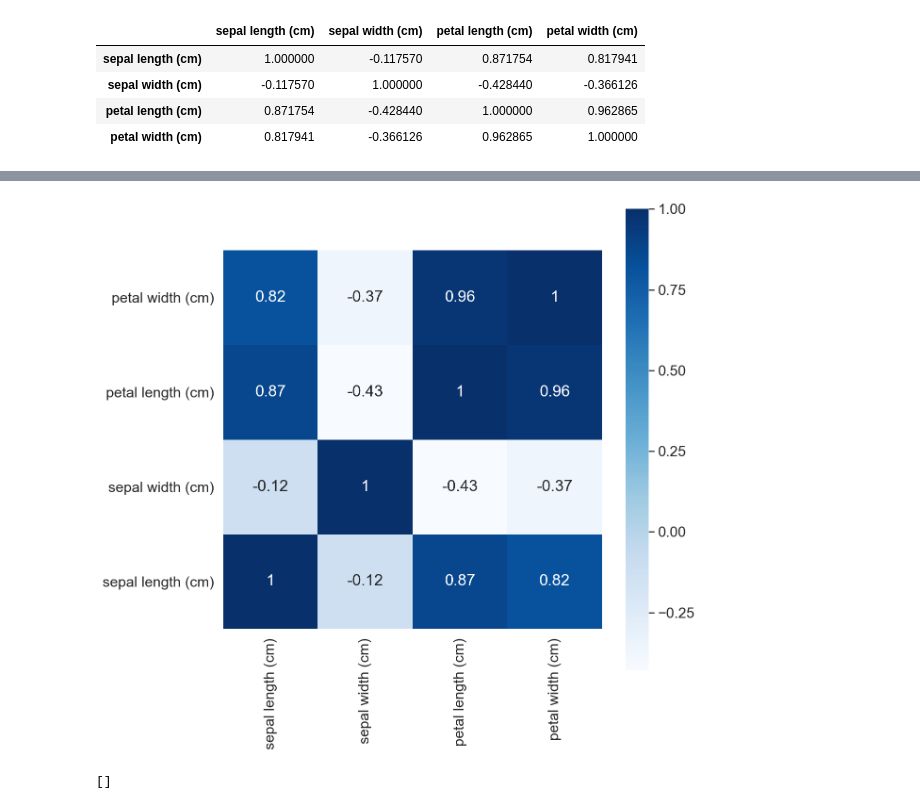
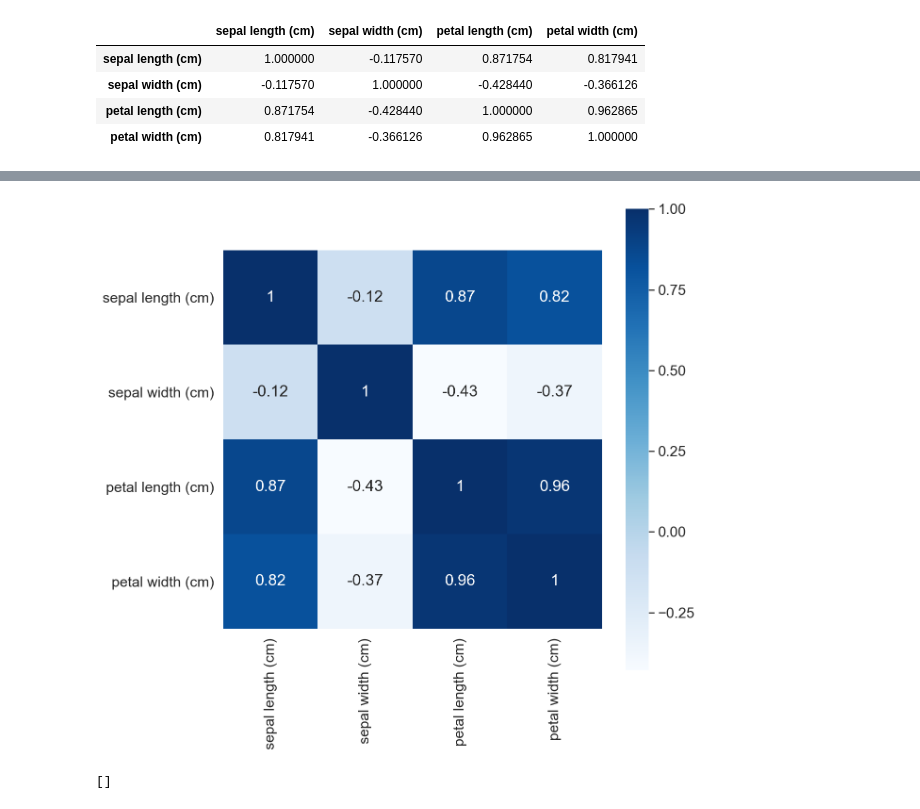
Before and after one commit to PacktPublishing/Practical-Machine-Learning-with-TensorFlow-2.0-and-Scikit-Learn, a Jupyter notebook: section_3/3-1.ipynb, the cells around one changed output, grey strips where cells are left out. Saved outputs shown, nothing was run; the diff lists cells and outputs as text; code cells hidden in the pictures.

```diff
--- a/section_3/3-1.ipynb
+++ b/section_3/3-1.ipynb
@@ -90,10 +110,11 @@ Where correlation $ = \rho_{X,Y} = \operatorname{corr}(X,Y) = {\operatorname{cov
 # %%
 # Coloured Correlation Matrix
 axs = sn.heatmap(iris_df.corr(), cmap="Blues", annot=True, square=True)
 axs.set_ylim(0, len(iris_df.corr()))
+axs.invert_yaxis()
 plt.show()
 # %% [output]
-[figure, old version]
+[figure, new version]
 # %%
 iris_df_plot = iris_df_all.copy(deep=True)
 
```
Also changed, not shown: parts of 4 cells of this notebook.
